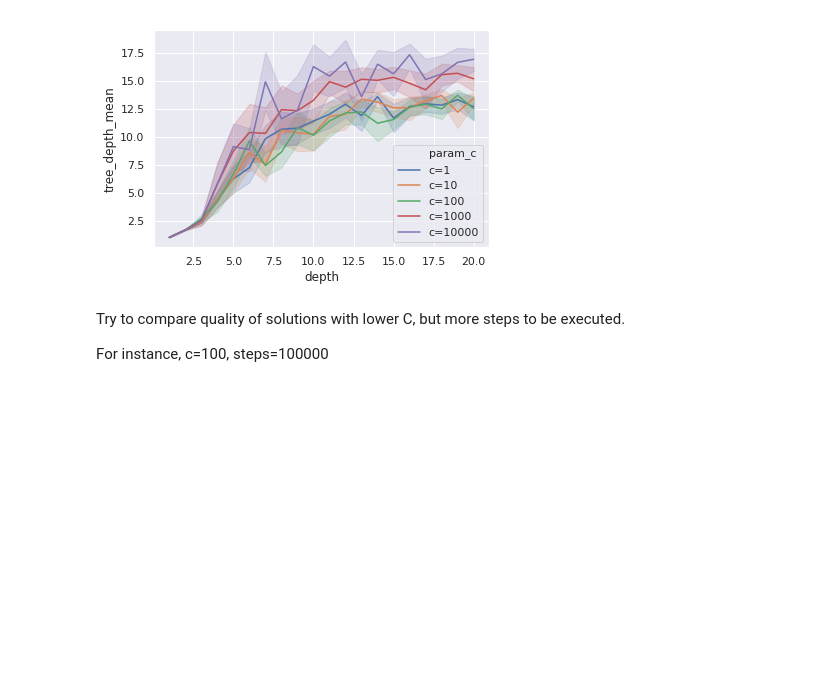
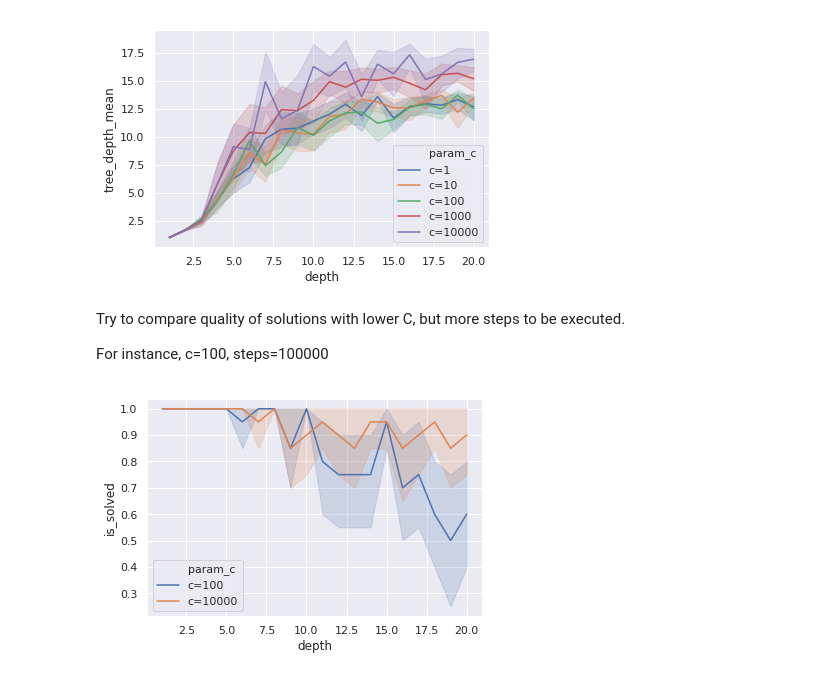
Before and after one commit to Shmuma/rl, a Jupyter notebook: articles/01_rubic/nbs/04_mcts_C-extra-data.ipynb, the cells around one changed output. Drawn from its saved outputs; the diff is of its cells as text; code cells hidden in the pictures; blank space fills up the shorter version.

```diff
--- a/articles/01_rubic/nbs/04_mcts_C-extra-data.ipynb
+++ b/articles/01_rubic/nbs/04_mcts_C-extra-data.ipynb
@@ -90,3 +90,9 @@ sns.lineplot('depth', 'tree_depth_mean', data=df, hue='param_c');
 Try to compare quality of solutions with lower C, but more steps to be executed.
 
 For instance, c=100, steps=100000
+# %%
+df_100_10k = df[df.param_c.isin(['c=100', 'c=10000'])]
+# %%
+sns.lineplot('depth', 'is_solved', data=df_100_10k, hue='param_c');
+# %% [output]
+[figure, added]
```
Also changed, not shown: parts of 18 cells of this notebook, 2 other files.
